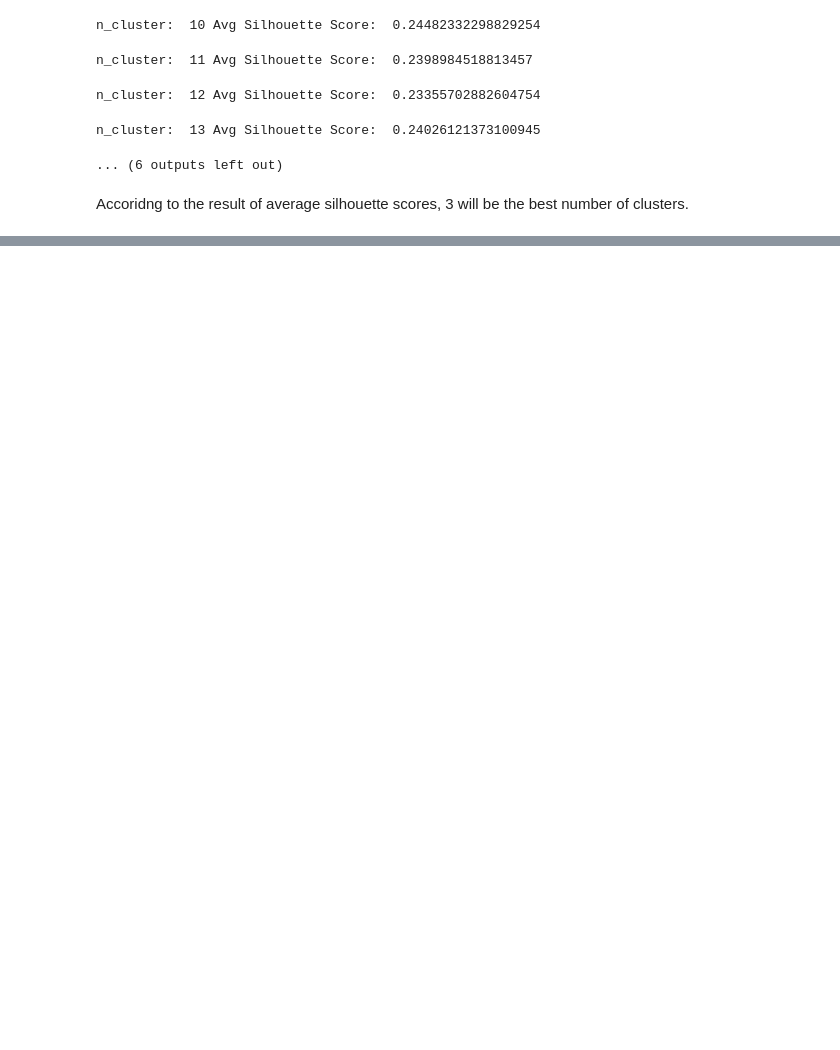
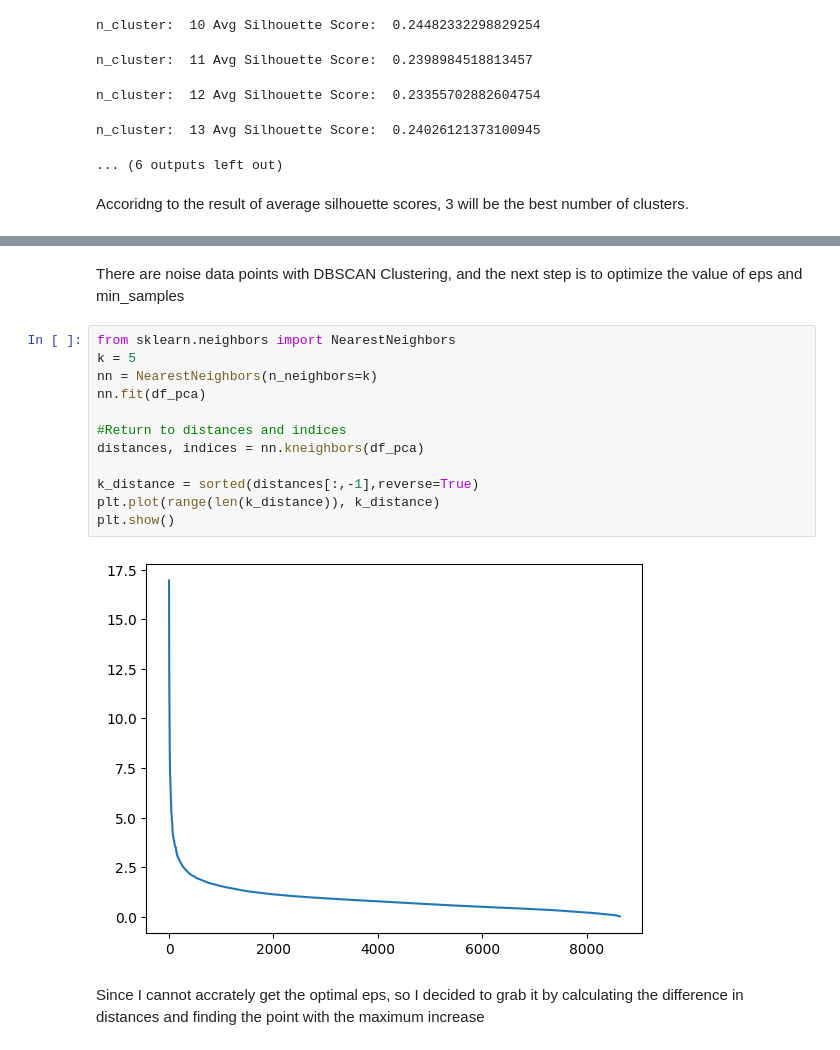
Before and after one commit to HaoyuHunterFang/schulich_data_science, a Jupyter notebook: Assignment2_Haoyu_Fang_DS2.ipynb, the cells around one changed output, grey strips where cells are left out. Drawn from its saved outputs; the diff is of its cells as text; blank space fills up the shorter version.

```diff
--- a/Assignment2_Haoyu_Fang_DS2.ipynb
+++ b/Assignment2_Haoyu_Fang_DS2.ipynb
@@ -361,0 +437,18 @@ By comparing two sets of KMean clustering, the center of KMean is closed to thei
+# %% [markdown]
+There are noise data points with DBSCAN Clustering, and the next step is to optimize the value of eps and min_samples
+# %%
+from sklearn.neighbors import NearestNeighbors
+k = 5
+nn = NearestNeighbors(n_neighbors=k)
+nn.fit(df_pca)
+
+#Return to distances and indices
+distances, indices = nn.kneighbors(df_pca)
+
+k_distance = sorted(distances[:,-1],reverse=True)
+plt.plot(range(len(k_distance)), k_distance)
+plt.show()
+# %% [output]
+[figure, added]
+# %% [markdown]
+Since I cannot accrately get the optimal eps, so I decided to grab it by calculating the difference in distances and finding the point with the maximum increase
```
Also changed, not shown: parts of 34 cells of this notebook, 1 other file.
